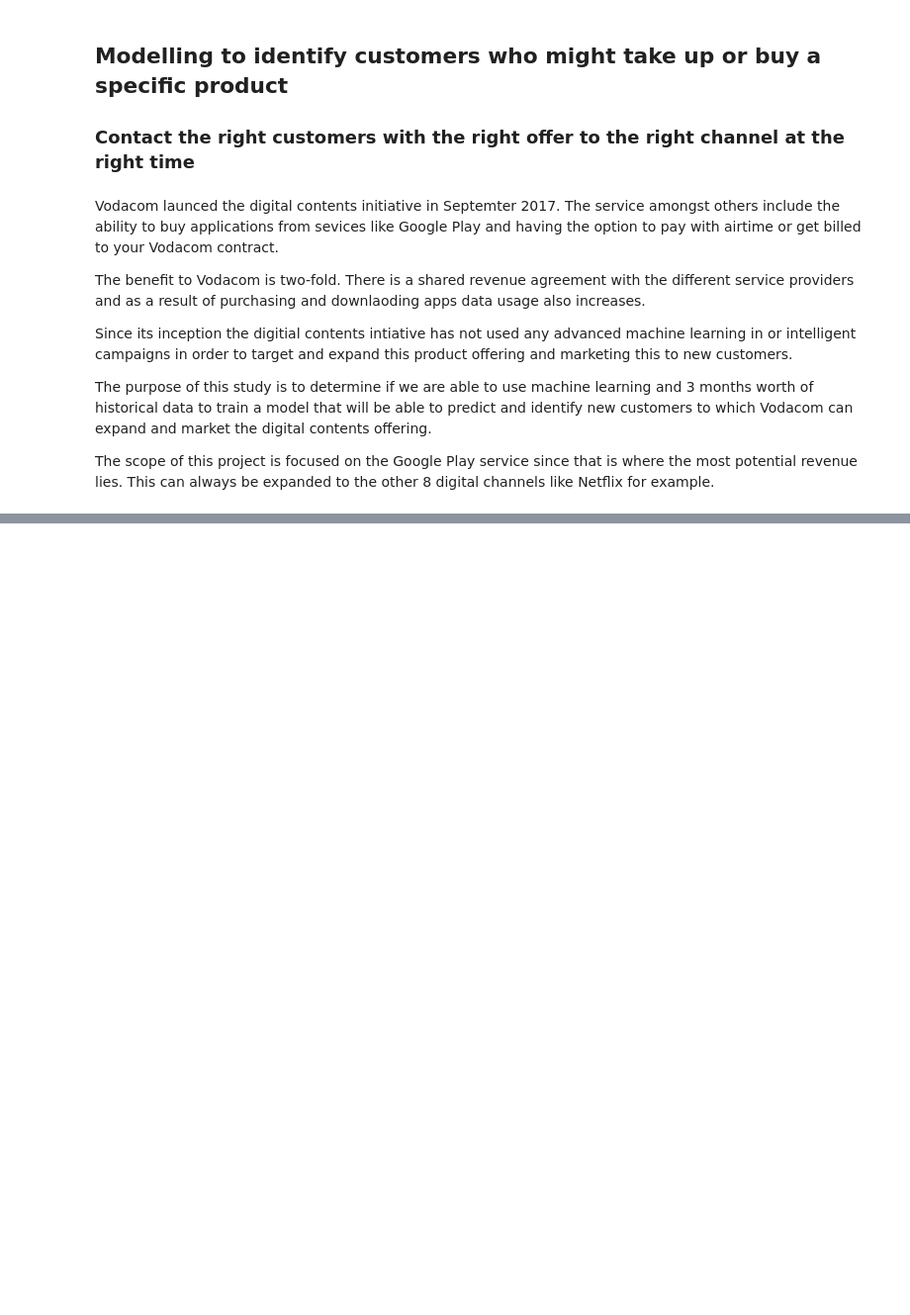
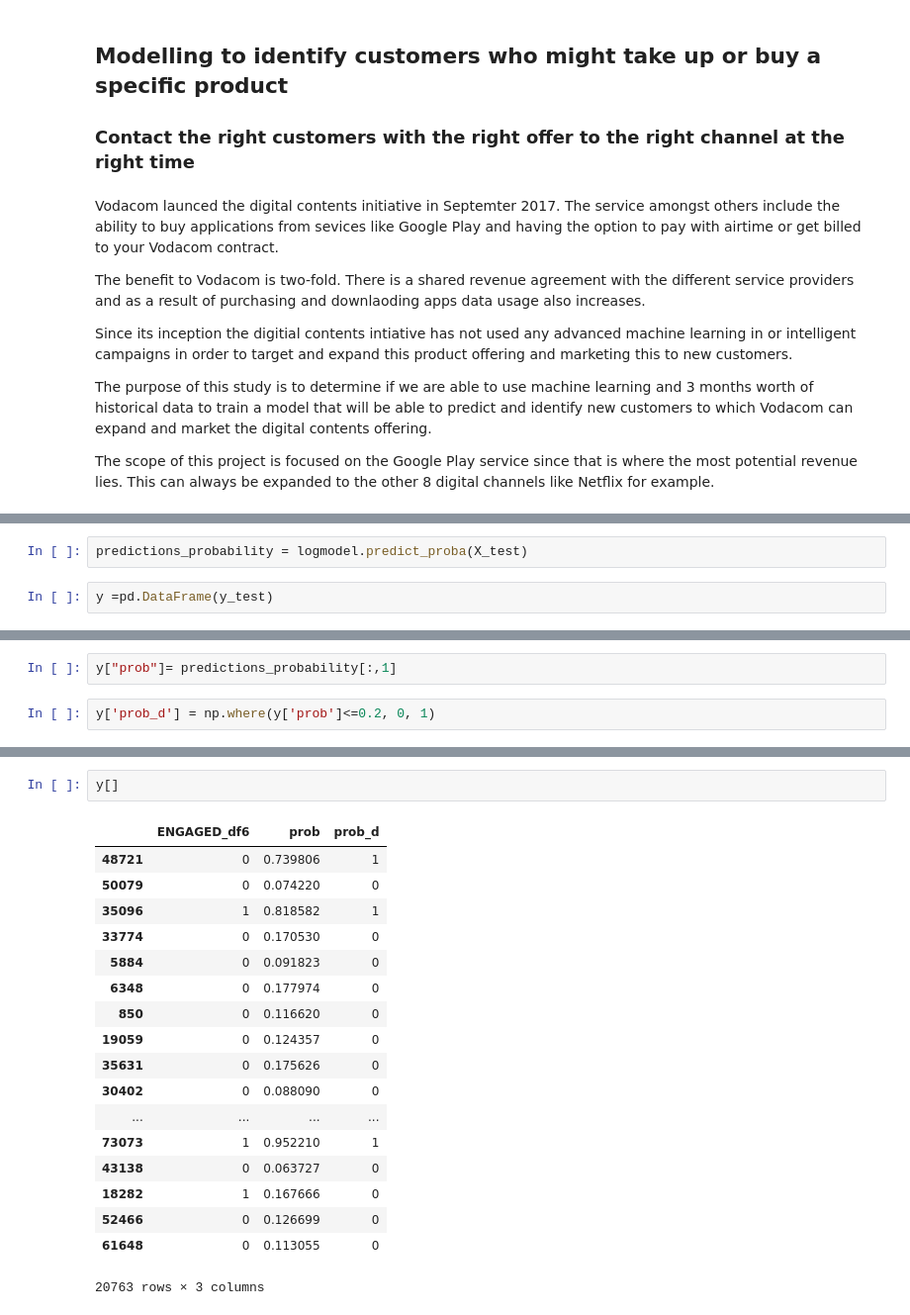
Before and after one commit to dgitahi/Propensity-Model, a Jupyter notebook: Propensity+Modelling.ipynb, the cells around one changed output, grey strips where cells are left out. Shown at 99% size. Drawn from its saved outputs; the diff is of its cells as text; blank space fills up the shorter version.

```diff
--- a/Propensity+Modelling.ipynb
+++ b/Propensity+Modelling.ipynb
@@ -15,0 +414,4 @@ The scope of this project is focused on the Google Play service since that is wh
+# %%
+predictions_probability = logmodel.predict_proba(X_test)
+# %%
+y =pd.DataFrame(y_test)
@@ -15,0 +422,4 @@ The scope of this project is focused on the Google Play service since that is wh
+# %%
+y["prob"]= predictions_probability[:,1]
+# %%
+y['prob_d'] = np.where(y['prob']<=0.2, 0, 1)
@@ -15,0 +521,21 @@ The scope of this project is focused on the Google Play service since that is wh
+# %%
+y[]
+# %% [output]
+|  | ENGAGED_df6 | prob | prob_d |
+| 48721 | 0 | 0.739806 | 1 |
+| 50079 | 0 | 0.074220 | 0 |
+| 35096 | 1 | 0.818582 | 1 |
+| 33774 | 0 | 0.170530 | 0 |
+| 5884 | 0 | 0.091823 | 0 |
+| 6348 | 0 | 0.177974 | 0 |
+| 850 | 0 | 0.116620 | 0 |
+| 19059 | 0 | 0.124357 | 0 |
+| 35631 | 0 | 0.175626 | 0 |
+| 30402 | 0 | 0.088090 | 0 |
+| ... | ... | ... | ... |
+| 73073 | 1 | 0.952210 | 1 |
+| 43138 | 0 | 0.063727 | 0 |
+| 18282 | 1 | 0.167666 | 0 |
+| 52466 | 0 | 0.126699 | 0 |
+| 61648 | 0 | 0.113055 | 0 |
+20763 rows × 3 columns
```
Also changed, not shown: parts of 95 cells of this notebook.
